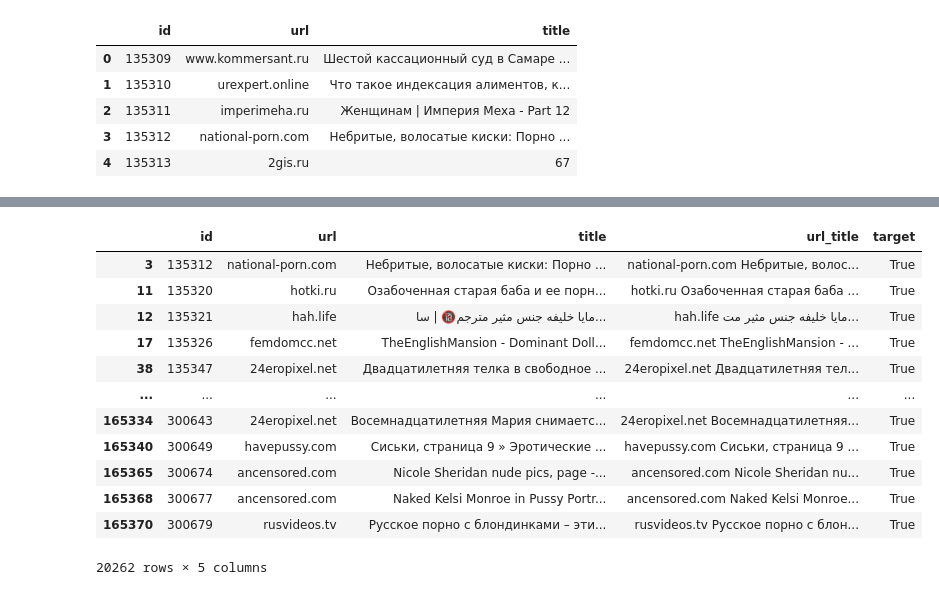
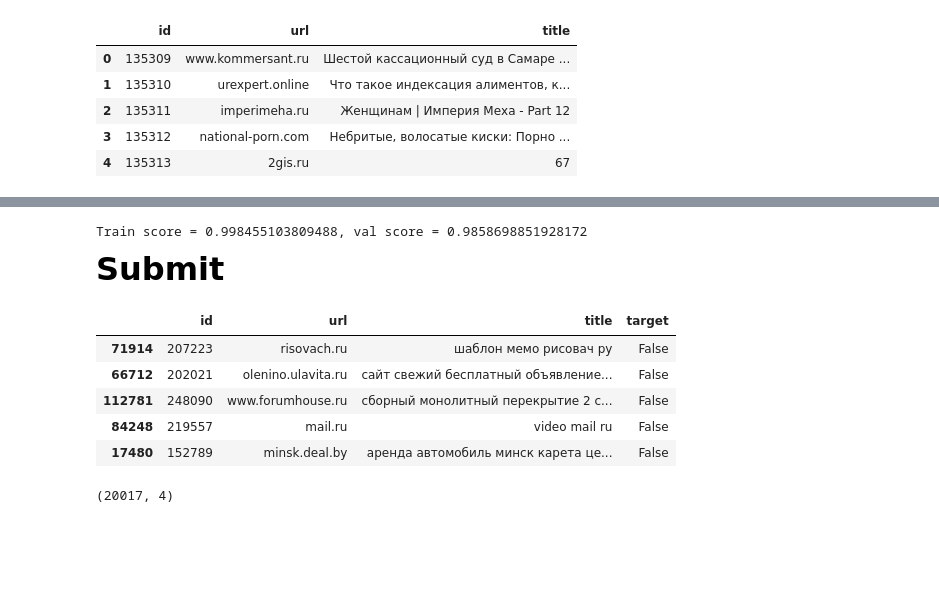
Before and after one commit to RomanSafronenkov/Kaggle, a Jupyter notebook: Технопарк/Kaggle Porn Detection/Safronenkov R. S. PORN DETECTION KAGGLE.ipynb, the cells around one changed output, grey strips where cells are left out. Saved outputs shown, nothing was run; the diff lists cells and outputs as text; code cells hidden in the pictures; blank space fills up the shorter version.

Commit message:
0.9858 porn and language created

```diff
--- a/Технопарк/Kaggle Porn Detection/Safronenkov R. S. PORN DETECTION KAGGLE.ipynb
+++ b/Технопарк/Kaggle Porn Detection/Safronenkov R. S. PORN DETECTION KAGGLE.ipynb
@@ -177,0 +192,4 @@ X_train = vectorizer.fit_transform(cleared_docs)
+# %%
+train_df['title'] = sentence_list_train
+val_df['title'] = sentence_list_val
+test_df['title'] = sentence_list_test
@@ -182,5 +221,13 @@ y_train = train_df["target"].astype(int).values
 # %%
-model = VotingClassifier(estimators = [('forest', RandomForestClassifier(n_estimators=30,
-                                                                         min_samples_leaf=1)),
-                                       ('logreg', LogisticRegression(solver='liblinear')),
-                                       ('bayes', MultinomialNB())], voting='soft')
+model = VotingClassifier(estimators = [('forest', RandomForestClassifier(n_estimators=100,
+                                                                         min_samples_leaf=1,
+                                                                         random_state=seed,
+                                                                         max_features='sqrt', # корень из кол-ва фичей
+                                                                         n_jobs=-1)),
+                                       ('logreg', LogisticRegression(solver='liblinear',
+                                                                     C=5.0,
+                                                                     random_state=seed)),
+#                                        ('bayes', MultinomialNB())], # с ним хуже
+                                      ],
+                         voting='soft',
+                         n_jobs=-1)
@@ -201,31 +237,31 @@ pipeline = Pipeline([
         'features',
         FeatureUnion([
             (
-                'title',
+                'url',
                 Pipeline([
                     ('extractor', ColumnExtractor('url')),
                     (
                         'vectorizer',
-                        TfidfVectorizer(
-                            lowercase=True, ngram_range=(3, 4), token_pattern="[\w\d]+",
-                            stop_words=stopwords_set, min_df=5, max_df=0.75, analyzer='char'
+                        TfidfVectorizer( # 3-6-граммы, выше 90% и меньше 5 удаляю
+                            lowercase=True, ngram_range=(3, 6), token_pattern="[\w]+",
+                            stop_words=stopwords_set, min_df=5, max_df=0.9, analyzer='char'
                         )
                     )
                 ])
             ),
             (
-                'body',
+                'title',
                 Pipeline([
                     ('extractor', ColumnExtractor('title')),
                     (
                         'vectorizer',
-                        CountVectorizer(
-                            lowercase=True, ngram_range=(1, 1), token_pattern="[\w\d]+",
-                            stop_words=stopwords_set, min_df=3, max_df=0.75
+                        CountVectorizer( # единичные слова, выше 90% и меньше 5 удаляю
+                            lowercase=True, ngram_range=(1, 1), token_pattern="[\w]+",
+                            stop_words=stopwords_set, min_df=5, max_df=0.9
                         )
                     )
-                ])
-            )
+                ]),
+            ),
         ])
     ),
     ('clf', model)
@@ -281,2 +291,0 @@ Wall time: 43.7 s
-# %%
-test_df['url_title'] = test_df['url'] + ' ' + test_df['title']
@@ -294 +292,8 @@ X_test = cleared_docs_test
+# %%
+print('Train score = {}, val score = {}'.format(f1_score(y_train, pipeline.predict(train_df)),
+                                                f1_score(y_val, pipeline.predict(val_df))))
+# %% [output]
+Train score = 0.998455103809488, val score = 0.9858698851928172
+# %% [markdown]
+<font color='black' size=6 face='Times New Roman'><b>Submit</b></font>
 # %%
@@ -299,18 +301,15 @@ test_df["target"] = pipeline.predict(test_df).astype(bool)
 
 test_df[["id", "target"]].to_csv("./data/submission.csv", index=False)
 # %%
-test_df[test_df.target == True]
+test_df[test_df.target == False].sample(5)
 # %% [output]
-|  | id | url | title | url_title | target |
-| 3 | 135312 | national-porn.com | Небритые, волосатые киски: Порно ... | national-porn.com Небритые, волос... | True |
-| 11 | 135320 | hotki.ru | Озабоченная старая баба и ее порн... | hotki.ru Озабоченная старая баба ... | True |
-| 12 | 135321 | hah.life | ﻿﻿مايا خليفه جنس مثير مترجم🔞 | سا... | hah.life ﻿﻿مايا خليفه جنس مثير مت... | True |
-| 17 | 135326 | femdomcc.net | TheEnglishMansion - Dominant Doll... | femdomcc.net TheEnglishMansion - ... | True |
-| 38 | 135347 | 24eropixel.net | Двадцатилетняя телка в свободное ... | 24eropixel.net Двадцатилетняя тел... | True |
-| ... | ... | ... | ... | ... | ... |
-| 165334 | 300643 | 24eropixel.net | Восемнадцатилетняя Мария снимаетс... | 24eropixel.net Восемнадцатилетняя... | True |
-| 165340 | 300649 | havepussy.com | Сиськи, страница 9 » Эротические ... | havepussy.com Сиськи, страница 9 ... | True |
-| 165365 | 300674 | ancensored.com | Nicole Sheridan nude pics, page -... | ancensored.com Nicole Sheridan nu... | True |
-| 165368 | 300677 | ancensored.com | Naked Kelsi Monroe in Pussy Portr... | ancensored.com Naked Kelsi Monroe... | True |
-| 165370 | 300679 | rusvideos.tv | Русское порно с блондинками – эти... | rusvideos.tv Русское порно с блон... | True |
+|  | id | url | title | target |
+| 71914 | 207223 | risovach.ru | шаблон мемо рисовач ру | False |
+| 66712 | 202021 | olenino.ulavita.ru | сайт свежий бесплатный объявление... | False |
+| 112781 | 248090 | www.forumhouse.ru | сборный монолитный перекрытие 2 с... | False |
+| 84248 | 219557 | mail.ru | video mail ru | False |
+| 17480 | 152789 | minsk.deal.by | аренда автомобиль минск карета це... | False |
-20262 rows × 5 columns
+# %%
+test_df[test_df.target == True].shape # в лучшей попытке было 20017
+# %% [output]
+(20017, 4)
```
Also changed, not shown: parts of 52 cells of this notebook, 3 other files.
